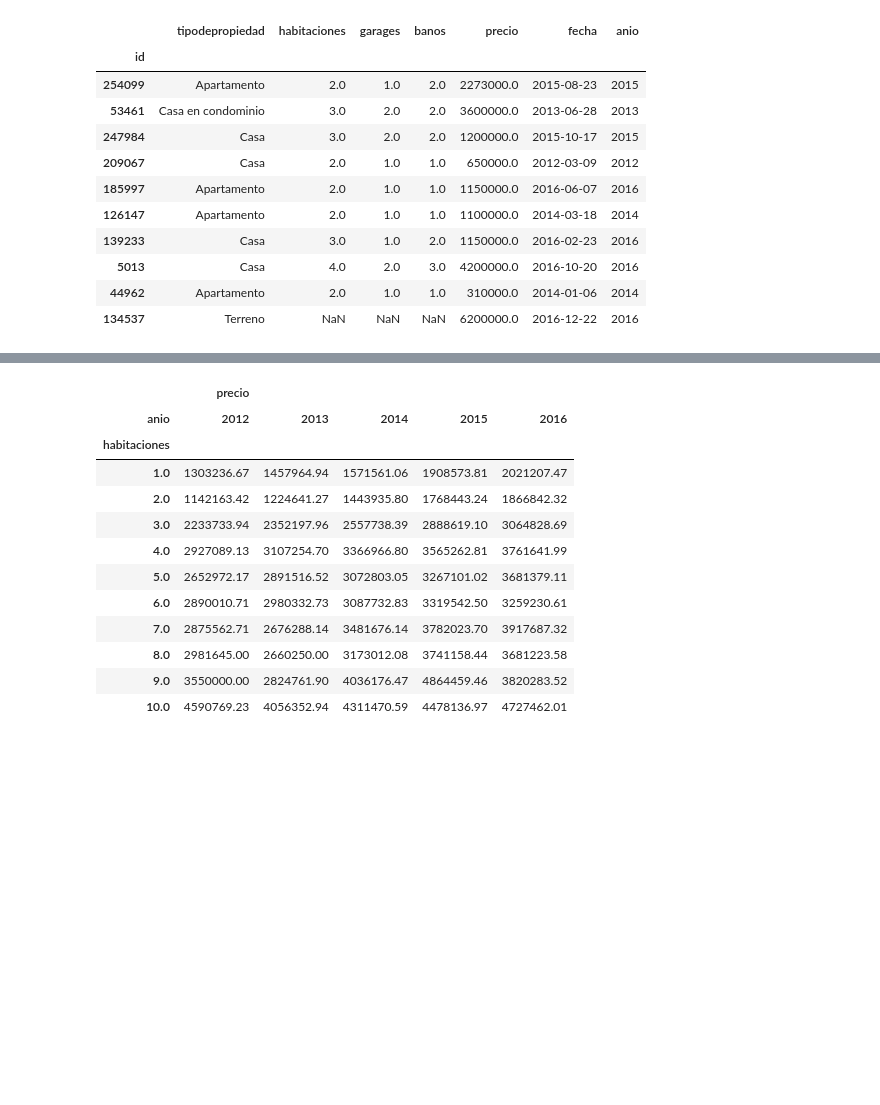
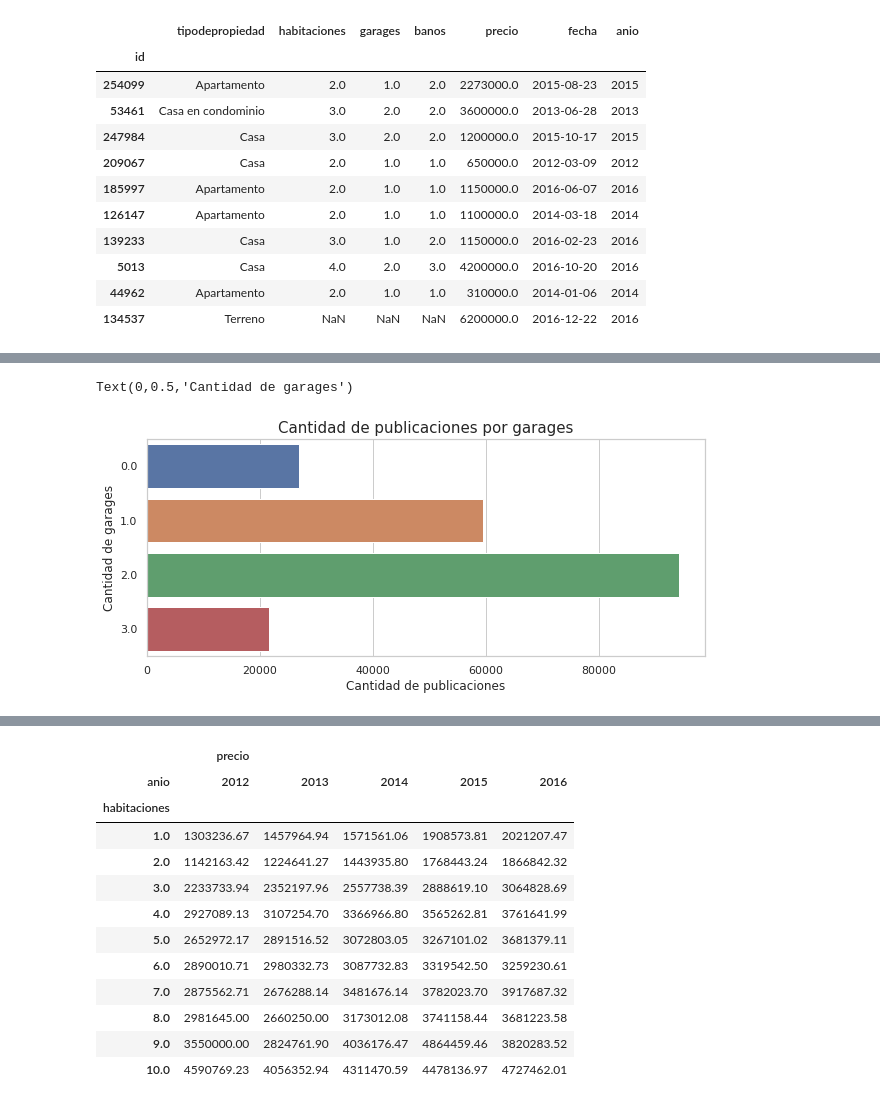
Before and after one commit to camilaserra5/7506-organizacion-de-datos, a Jupyter notebook: ambientes.ipynb, the cells around one changed output, grey strips where cells are left out. Saved outputs shown, nothing was run; the diff lists cells and outputs as text; code cells hidden in the pictures; blank space fills up the shorter version.

```diff
--- a/ambientes.ipynb
+++ b/ambientes.ipynb
@@ -31,0 +41,9 @@ df.head(10)
+# %%
+plt.figure(figsize=(10, 4))
+gr = sns.barplot(x=df.garages.value_counts().values , y=df.garages.value_counts().index, orient='h')
+gr.set_title("Cantidad de publicaciones por garages", fontsize=15)
+gr.set_xlabel("Cantidad de publicaciones", fontsize=12)
+gr.set_ylabel("Cantidad de garages", fontsize=12)
+# %% [output]
+Text(0,0.5,'Cantidad de garages')
+[figure, added]
```
Also changed, not shown: parts of 9 cells of this notebook, 5 other files.
